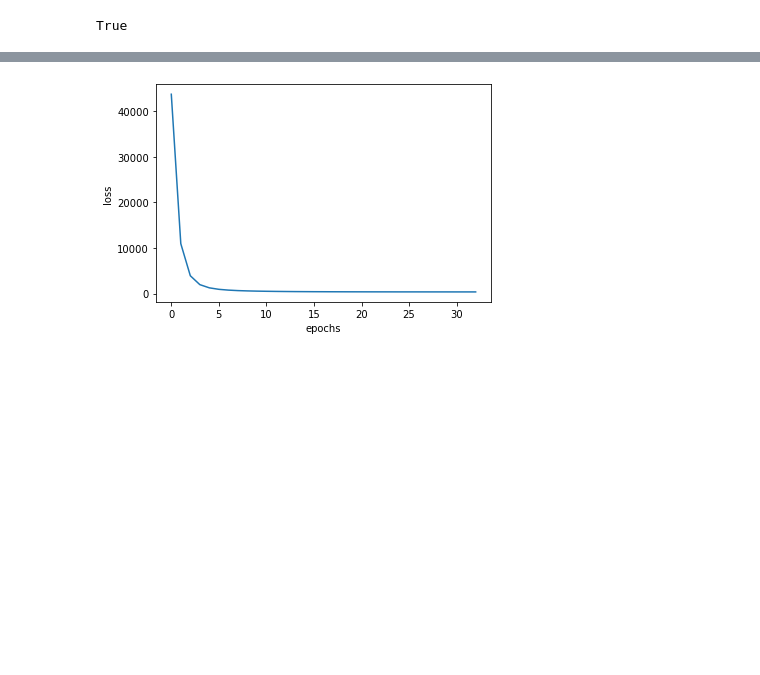
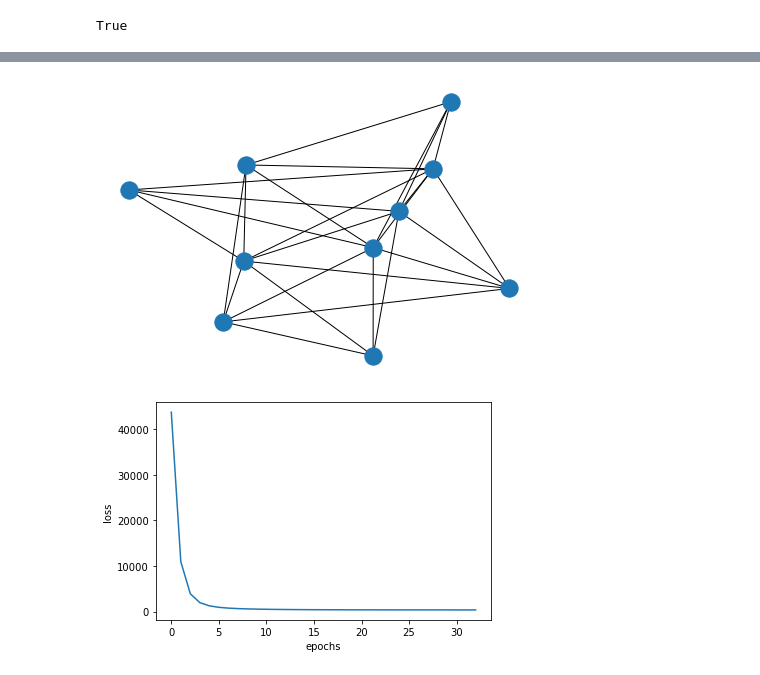
Before and after one commit to zhenxingCui/deepgd, a Jupyter notebook: gnn_stress.ipynb, the cells around one changed output, grey strips where cells are left out. Saved outputs shown, nothing was run; the diff lists cells and outputs as text; code cells hidden in the pictures; blank space fills up the shorter version.

```diff
--- a/gnn_stress.ipynb
+++ b/gnn_stress.ipynb
@@ -224,3 +260,8 @@ RuntimeError: The size of tensor a (14658) must match the size of tensor b (7329
+# %%
+plt.figure()
+nx.draw(G_test)
+# %% [output]
+[figure, added]
 # %%
 plt.xlabel("epochs")
 plt.ylabel("loss")
```
Also changed, not shown: parts of 6 cells of this notebook.
